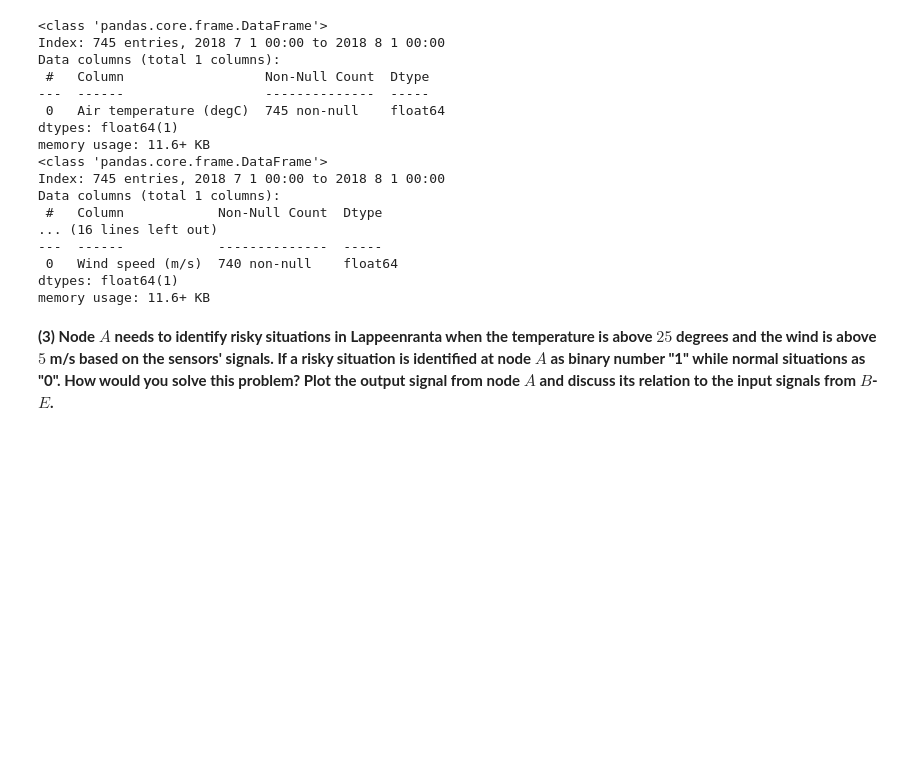
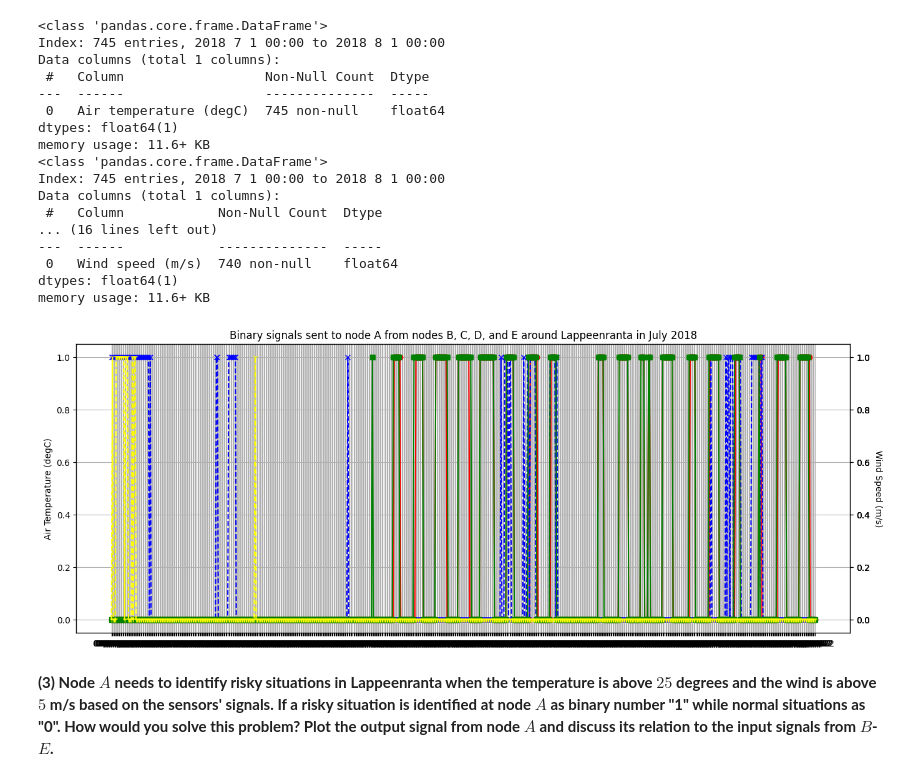
Before and after one commit to 3p10/intro-iot-systems, a Jupyter notebook: Week 4/homework-w4.ipynb, the cells around one changed output. Drawn from its saved outputs; the diff is of its cells as text; code cells hidden in the pictures; blank space fills up the shorter version.

```diff
--- a/Week 4/homework-w4.ipynb
+++ b/Week 4/homework-w4.ipynb
@@ -96,5 +96,30 @@ Data columns (total 1 columns):
  0   Wind speed (m/s)  740 non-null    float64
 dtypes: float64(1)
 memory usage: 11.6+ KB
+# %%
+# Plotting findings during July 2018
+fig, ax1 = plt.subplots(figsize=(16,6))
+ax1.set_ylabel("Air Temperature (degC)")
+ax1.plot(nodes_b>25,color='red', label="Node B", marker='o',linestyle='-')
+
+ax2 = ax1.twinx()
+ax2.set_ylabel("Wind Speed (m/s)", color='black',rotation=270,va="bottom")
+ax2.plot(nodes_c>5,color='blue', label="Node C", marker='x',linestyle='--')
+
+ax3 = ax1.twinx()
+ax3.plot(nodes_d>25,color='green', label="Node D", marker='s',linestyle='-')
+
+ax4 = ax1.twinx()
+ax4.plot(nodes_e>5,color='yellow', label="Node E", marker='1',linestyle='--')
+
+ax1.grid(True)
+plt.title("Binary signals sent to node A from nodes B, C, D, and E around Lappeenranta in July 2018")
+
+xfmt = mdates.DateFormatter('%D')
+ax1.xaxis.set_major_formatter(xfmt)
+
+plt.show()
+# %% [output]
+[figure, added]
 # %% [markdown]
 **(3) Node $A$ needs to identify risky situations in Lappeenranta when the temperature is above $25$ degrees and the wind is above $5$ m/s based on the sensors' signals. If a risky situation is identified at node $A$ as binary number "1" while normal situations as "0". How would you solve this problem? Plot the output signal from node $A$ and discuss its relation to the input signals from $B$-$E$.**
```
